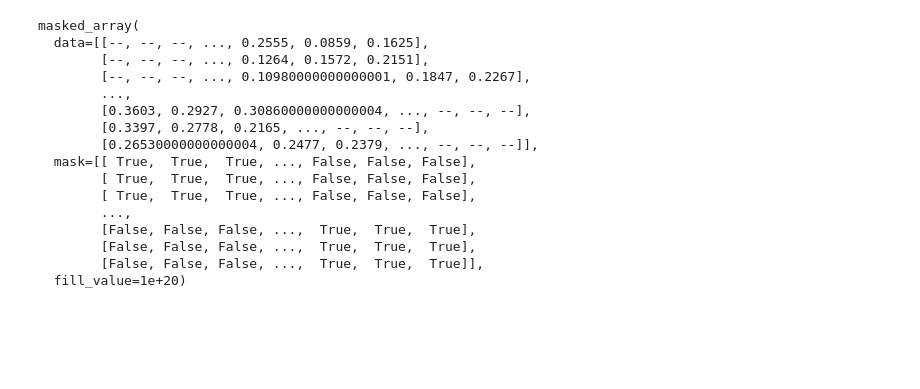
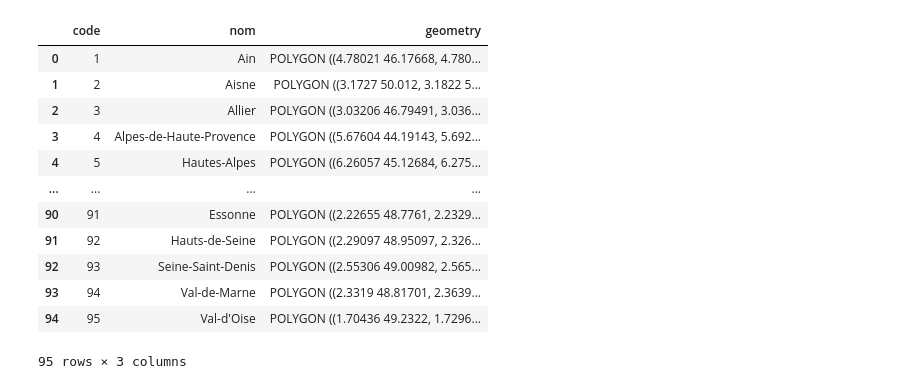
Before and after one commit to aleexv6/Meteo, a Jupyter notebook: Satellite/NDVI/MODIS_data.ipynb, the cells around one changed output. Saved outputs shown, nothing was run; the diff lists cells and outputs as text; code cells hidden in the pictures; blank space fills up the shorter version.

```diff
--- a/Satellite/NDVI/MODIS_data.ipynb
+++ b/Satellite/NDVI/MODIS_data.ipynb
@@ -73,25 +0,0 @@ print(data)
-# %%
-# Apply the attributes to the data.
-invalid = np.logical_or(data < valid_range[0], data > valid_range[1])
-invalid = np.logical_or(invalid, data == fill_value)
-data[invalid] = np.nan
-data = data * scale
-data = np.ma.masked_array(data, np.isnan(data))
-data
-# %% [output]
-masked_array(
-  data=[[--, --, --, ..., 0.2555, 0.0859, 0.1625],
-        [--, --, --, ..., 0.1264, 0.1572, 0.2151],
-        [--, --, --, ..., 0.10980000000000001, 0.1847, 0.2267],
-        ...,
-        [0.3603, 0.2927, 0.30860000000000004, ..., --, --, --],
-        [0.3397, 0.2778, 0.2165, ..., --, --, --],
-        [0.26530000000000004, 0.2477, 0.2379, ..., --, --, --]],
-  mask=[[ True,  True,  True, ..., False, False, False],
-        [ True,  True,  True, ..., False, False, False],
-        [ True,  True,  True, ..., False, False, False],
-        ...,
-        [False, False, False, ...,  True,  True,  True],
-        [False, False, False, ...,  True,  True,  True],
-        [False, False, False, ...,  True,  True,  True]],
-  fill_value=1e+20)
@@ -111,0 +14,19 @@ lon, lat= pyproj.transform(sinu, wgs84, xv, yv)
+# %%
+geo = geopandas.read_file("data/geojsonfrance_corse_20.json")
+geo["code"] = geo["code"].astype(int)
+geo = geo.sort_values(by="code").reset_index(drop=True)
+geo
+# %% [output]
+|  | code | nom | geometry |
+| 0 | 1 | Ain | POLYGON ((4.78021 46.17668, 4.780... |
+| 1 | 2 | Aisne | POLYGON ((3.1727 50.012, 3.1822 5... |
+| 2 | 3 | Allier | POLYGON ((3.03206 46.79491, 3.036... |
+| 3 | 4 | Alpes-de-Haute-Provence | POLYGON ((5.67604 44.19143, 5.692... |
+| 4 | 5 | Hautes-Alpes | POLYGON ((6.26057 45.12684, 6.275... |
+| ... | ... | ... | ... |
+| 90 | 91 | Essonne | POLYGON ((2.22655 48.7761, 2.2329... |
+| 91 | 92 | Hauts-de-Seine | POLYGON ((2.29097 48.95097, 2.326... |
+| 92 | 93 | Seine-Saint-Denis | POLYGON ((2.55306 49.00982, 2.565... |
+| 93 | 94 | Val-de-Marne | POLYGON ((2.3319 48.81701, 2.3639... |
+| 94 | 95 | Val-d'Oise | POLYGON ((1.70436 49.2322, 1.7296... |
+95 rows × 3 columns
```
Also changed, not shown: parts of 24 cells of this notebook, 5 other files.
